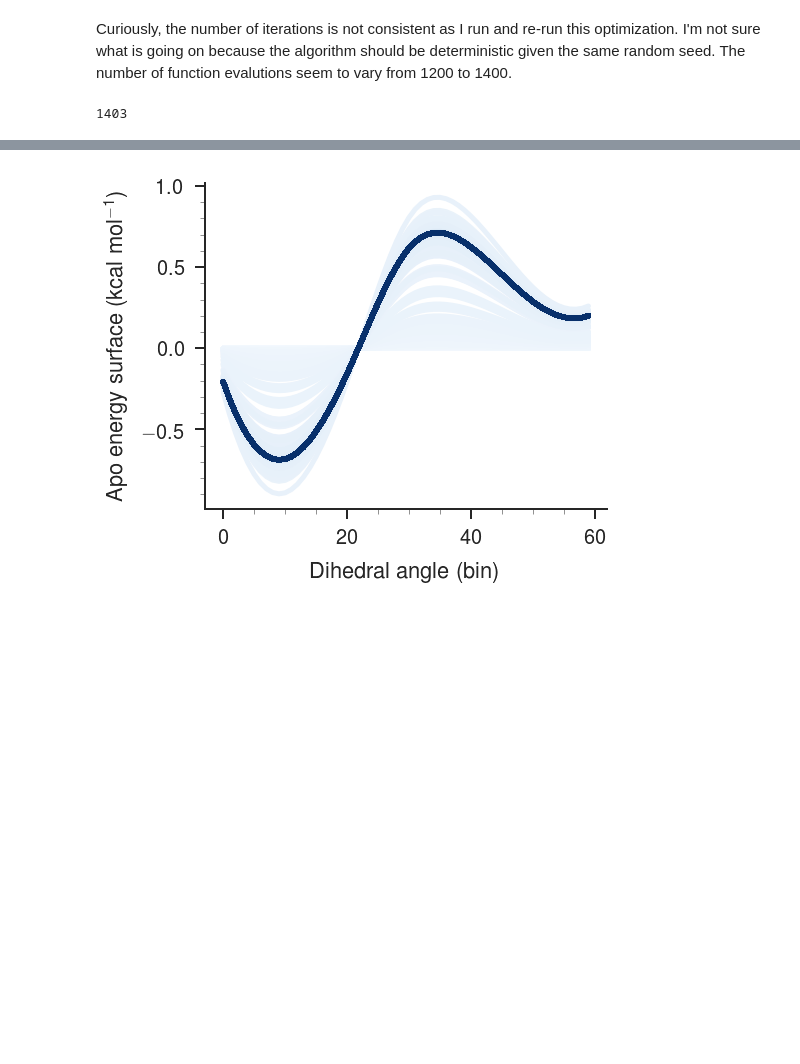
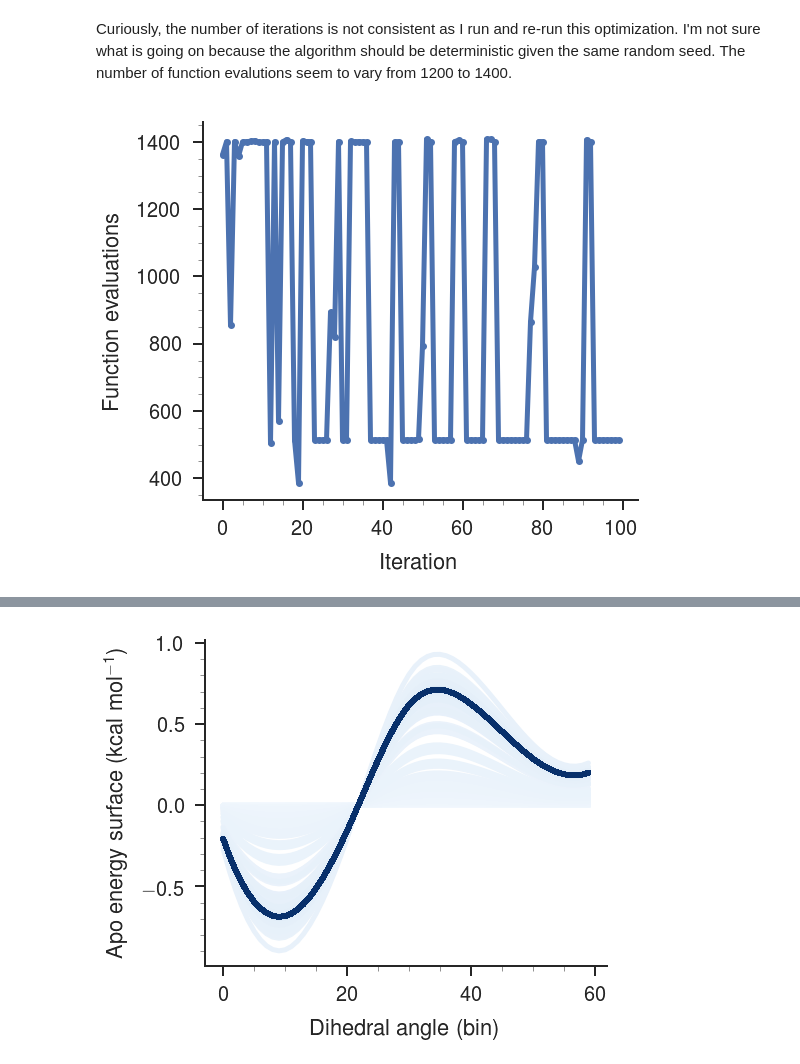
Before and after one commit to slochower/nonequilibrium-master, a Jupyter notebook: notebooks/surface-optimization/optimize-flux.ipynb, the cells around one changed output, grey strips where cells are left out. Cells and saved outputs as stored; diff of their text form; code cells hidden in the pictures; blank space fills up the shorter version.

Commit message:
Investigate non-deterministic nature of Nelder-Mead

```diff
--- a/notebooks/surface-optimization/optimize-flux.ipynb
+++ b/notebooks/surface-optimization/optimize-flux.ipynb
@@ -80,7 +80,12 @@ np.random.seed(42)
 results = sc.optimize.minimize(objective, guess, method='Nelder-Mead')
 # %% [markdown]
 Curiously, the number of iterations is not consistent as I run and re-run this optimization. I'm not sure what is going on because the algorithm should be deterministic given the same random seed. The number of function evalutions seem to vary from 1200 to 1400.
-# %%
-results['nfev']
-# %% [output]
-1403
+# %%
+iterations = []
+for iteration in range(100):
+    guess = [0, 0, 0, 0, 0, 0, 0]
+    np.random.seed(42)
+    results = sc.optimize.minimize(objective, guess, method='Nelder-Mead')
+    iterations.append(results['nfev'])
+# %% [output]
+[figure, added]
```
Also changed, not shown: parts of 1 cell of this notebook, 3 other files.
